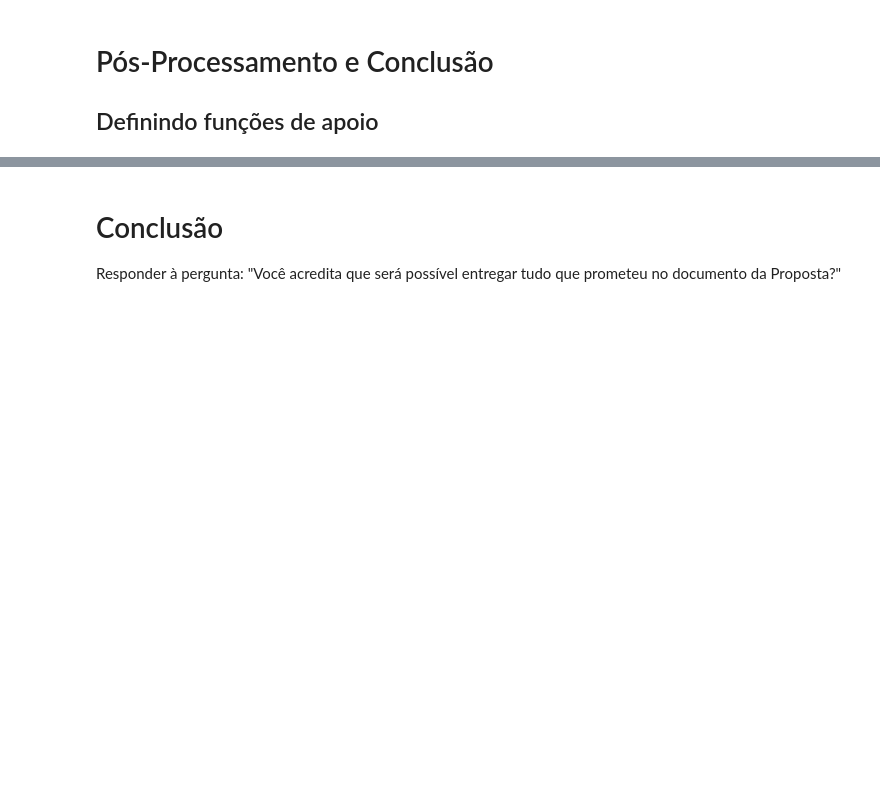
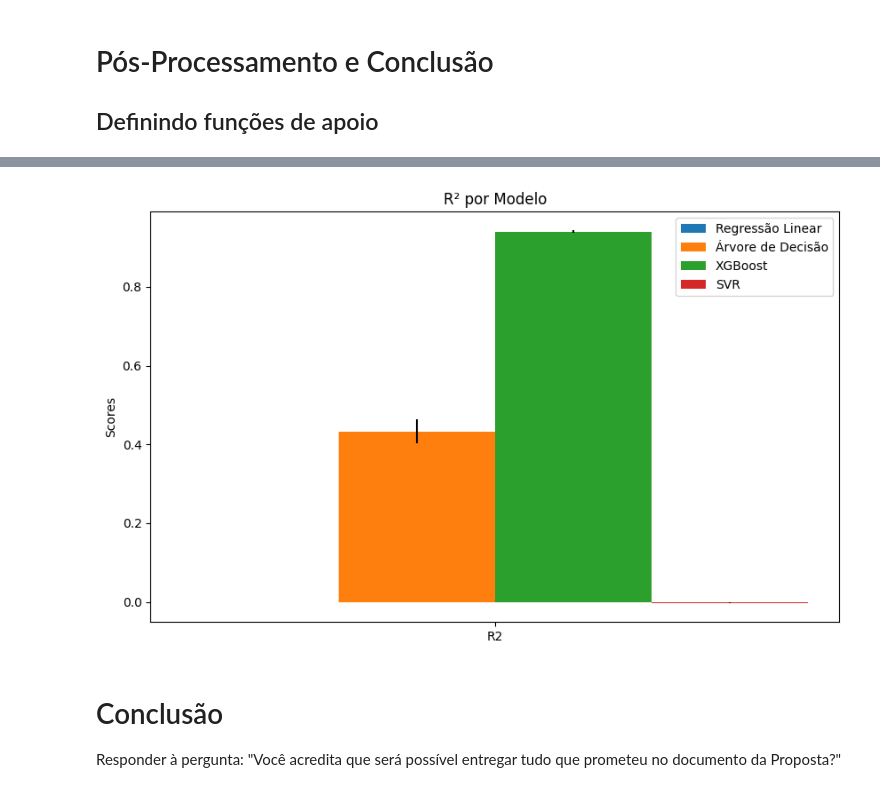
Before and after one commit to masterkey-07/smartgrid-ai-project, a Jupyter notebook: src/concept_proof.ipynb, the cells around one changed output, grey strips where cells are left out. Saved outputs shown, nothing was run; the diff lists cells and outputs as text; code cells hidden in the pictures; blank space fills up the shorter version.

```diff
--- a/src/concept_proof.ipynb
+++ b/src/concept_proof.ipynb
@@ -275,3 +308,26 @@ mean MAPE with xgboost regressor 861.2108433612159
+# %%
+# Plotando o gráfico para R2
+metrics_labels = ['R2']  # Apenas R2
+
+width = 0.2
+x = np.arange(len(metrics_labels))
+
+fig, ax = plt.subplots(figsize=(10, 6))
+
+rects1 = ax.bar(x - width, [linear_mean_std['R2'][0]], width, label='Regressão Linear', yerr=[linear_mean_std['R2'][1]])
+rects2 = ax.bar(x, [tree_mean_std['R2'][0]], width, label='Árvore de Decisão', yerr=[tree_mean_std['R2'][1]])
+rects3 = ax.bar(x + width, [xgboost_mean_std['R2'][0]], width, label='XGBoost', yerr=[xgboost_mean_std['R2'][1]])
+rects4 = ax.bar(x + 2*width, [svr_mean_std['R2'][0]], width, label='SVR', yerr=[svr_mean_std['R2'][1]])
+
+ax.set_ylabel('Scores')
+ax.set_title('R² por Modelo')
+ax.set_xticks(x + width / 2)
+ax.set_xticklabels(metrics_labels)
+ax.legend()
+
+plt.show()
+# %% [output]
+[figure, added]
 # %% [markdown]
 # Conclusão
 
```
Also changed, not shown: parts of 6 cells of this notebook, 1 other file.
